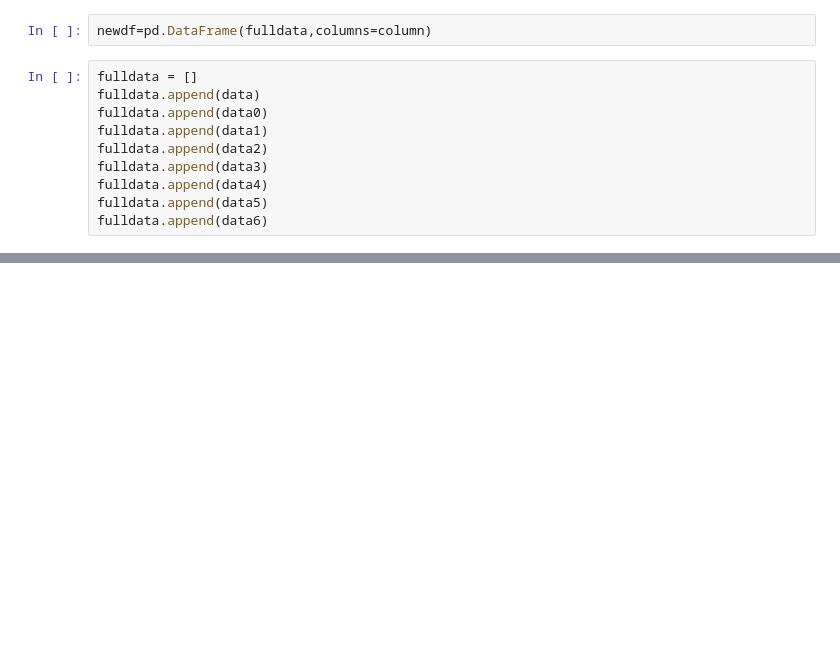
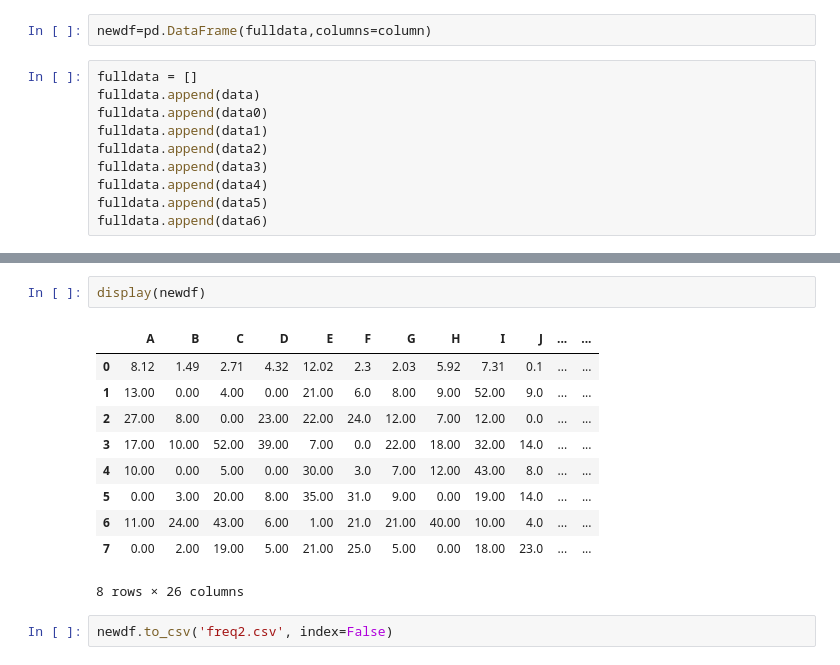
Before and after one commit to GregB712/Cryptography_2020, a Jupyter notebook: No3_Vigenere.ipynb, the cells around one changed output, grey strips where cells are left out. Saved outputs shown, nothing was run; the diff lists cells and outputs as text; blank space fills up the shorter version.

```diff
--- a/No3_Vigenere.ipynb
+++ b/No3_Vigenere.ipynb
@@ -247,0 +364,15 @@ data = {8.12, 1.49, 2.71, 4.32, 12.02, 2.3, 2.03, 5.92, 7.31, 0.1,
+# %%
+display(newdf)
+# %% [output]
+|  | A | B | C | D | E | F | G | H | I | J | ... | ... |
+| 0 | 8.12 | 1.49 | 2.71 | 4.32 | 12.02 | 2.3 | 2.03 | 5.92 | 7.31 | 0.1 | ... | ... |
+| 1 | 13.00 | 0.00 | 4.00 | 0.00 | 21.00 | 6.0 | 8.00 | 9.00 | 52.00 | 9.0 | ... | ... |
+| 2 | 27.00 | 8.00 | 0.00 | 23.00 | 22.00 | 24.0 | 12.00 | 7.00 | 12.00 | 0.0 | ... | ... |
+| 3 | 17.00 | 10.00 | 52.00 | 39.00 | 7.00 | 0.0 | 22.00 | 18.00 | 32.00 | 14.0 | ... | ... |
+| 4 | 10.00 | 0.00 | 5.00 | 0.00 | 30.00 | 3.0 | 7.00 | 12.00 | 43.00 | 8.0 | ... | ... |
+| 5 | 0.00 | 3.00 | 20.00 | 8.00 | 35.00 | 31.0 | 9.00 | 0.00 | 19.00 | 14.0 | ... | ... |
+| 6 | 11.00 | 24.00 | 43.00 | 6.00 | 1.00 | 21.0 | 21.00 | 40.00 | 10.00 | 4.0 | ... | ... |
+| 7 | 0.00 | 2.00 | 19.00 | 5.00 | 21.00 | 25.0 | 5.00 | 0.00 | 18.00 | 23.0 | ... | ... |
+8 rows × 26 columns
+# %%
+newdf.to_csv('freq2.csv', index=False)
```
Also changed, not shown: parts of 22 cells of this notebook, 15 other files.
